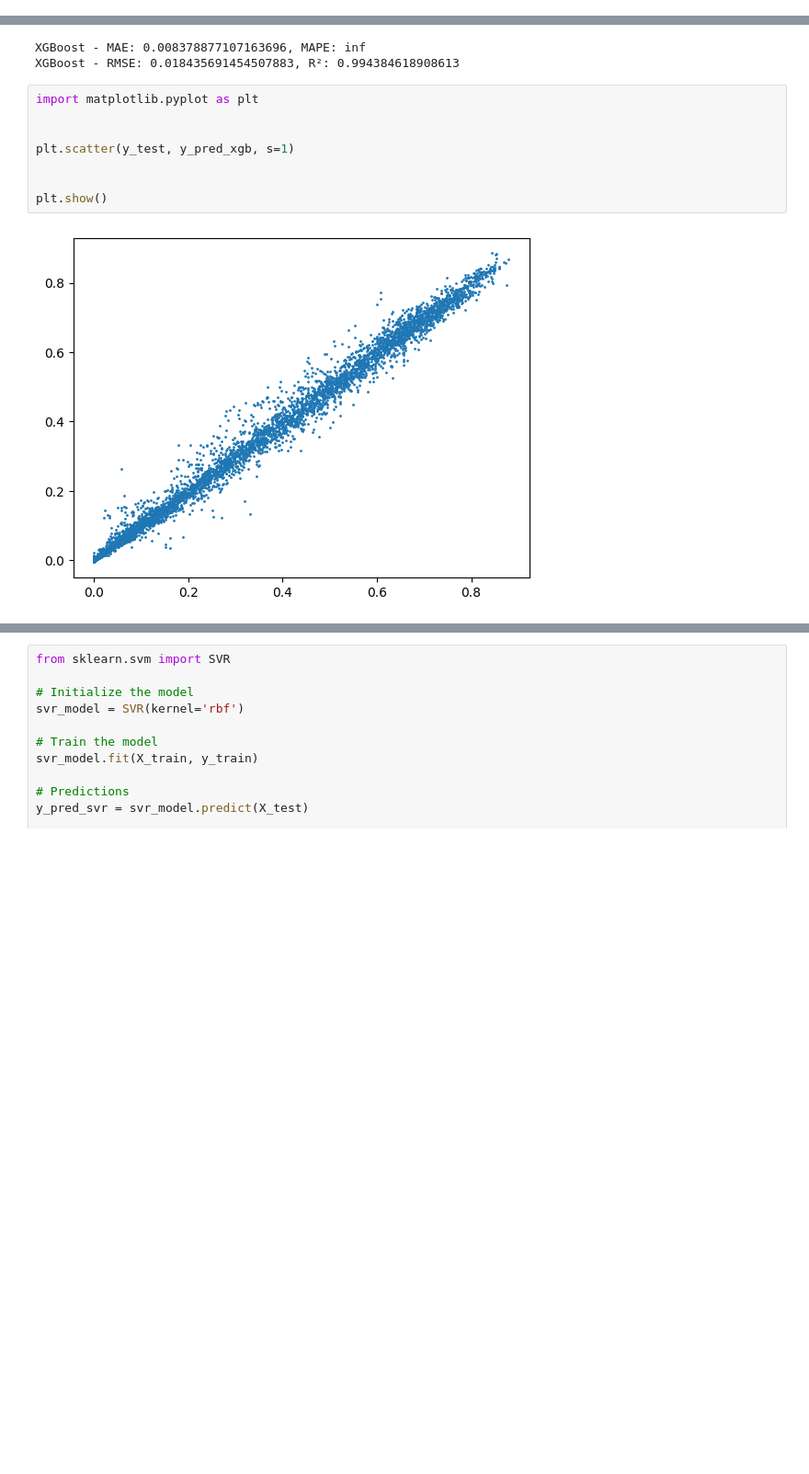
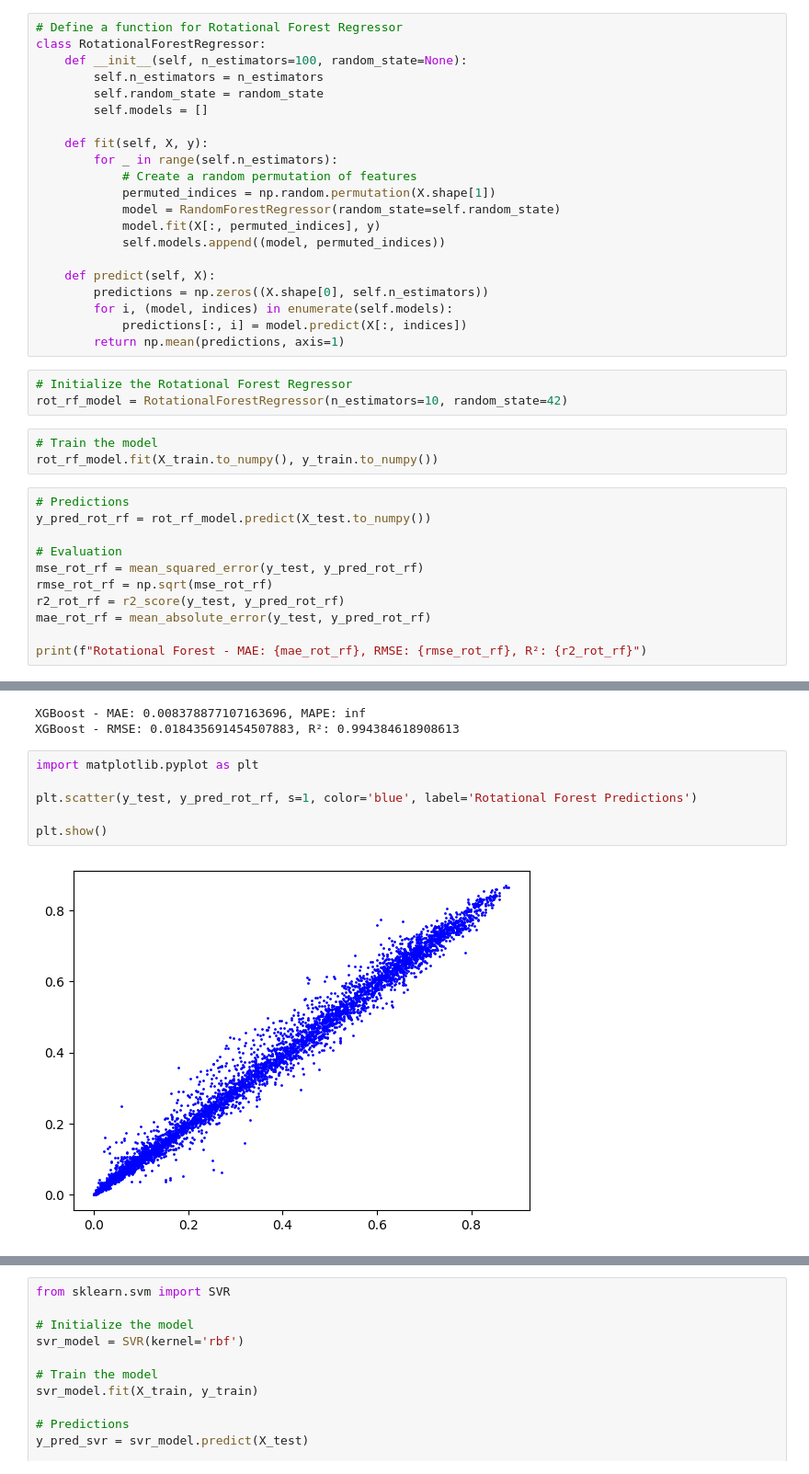
Before and after one commit to ShilpaSrinivasaReddy/PV_production, a Jupyter notebook: pv_code.ipynb, the cells around one changed output, grey strips where cells are left out. Shown at 92% size. Saved outputs shown, nothing was run; the diff lists cells and outputs as text; blank space fills up the shorter version.

```diff
--- a/pv_code.ipynb
+++ b/pv_code.ipynb
@@ -346,0 +442,38 @@ y_pred_rf.max()
+# %%
+# Define a function for Rotational Forest Regressor
+class RotationalForestRegressor:
+    def __init__(self, n_estimators=100, random_state=None):
+        self.n_estimators = n_estimators
+        self.random_state = random_state
+        self.models = []
+
+    def fit(self, X, y):
+        for _ in range(self.n_estimators):
+            # Create a random permutation of features
+            permuted_indices = np.random.permutation(X.shape[1])
+            model = RandomForestRegressor(random_state=self.random_state)
+            model.fit(X[:, permuted_indices], y)
+            self.models.append((model, permuted_indices))
+
+    def predict(self, X):
+        predictions = np.zeros((X.shape[0], self.n_estimators))
+        for i, (model, indices) in enumerate(self.models):
+            predictions[:, i] = model.predict(X[:, indices])
+        return np.mean(predictions, axis=1)
+# %%
+# Initialize the Rotational Forest Regressor
+rot_rf_model = RotationalForestRegressor(n_estimators=10, random_state=42)
+# %%
+# Train the model
+rot_rf_model.fit(X_train.to_numpy(), y_train.to_numpy())
+# %%
+# Predictions
+y_pred_rot_rf = rot_rf_model.predict(X_test.to_numpy())
+
+# Evaluation
+mse_rot_rf = mean_squared_error(y_test, y_pred_rot_rf)
+rmse_rot_rf = np.sqrt(mse_rot_rf)
+r2_rot_rf = r2_score(y_test, y_pred_rot_rf)
+mae_rot_rf = mean_absolute_error(y_test, y_pred_rot_rf)
+
+print(f"Rotational Forest - MAE: {mae_rot_rf}, RMSE: {rmse_rot_rf}, R²: {r2_rot_rf}")
@@ -374,10 +520,8 @@ XGBoost - RMSE: 0.018435691454507883, R²: 0.994384618908613
 # %%
 import matplotlib.pyplot as plt
 
-
-plt.scatter(y_test, y_pred_xgb, s=1)
-
+plt.scatter(y_test, y_pred_rot_rf, s=1, color='blue', label='Rotational Forest Predictions')
 
 plt.show()
 # %% [output]
-[figure, old version]
+[figure, new version]
```
Also changed, not shown: parts of 59 cells of this notebook.
